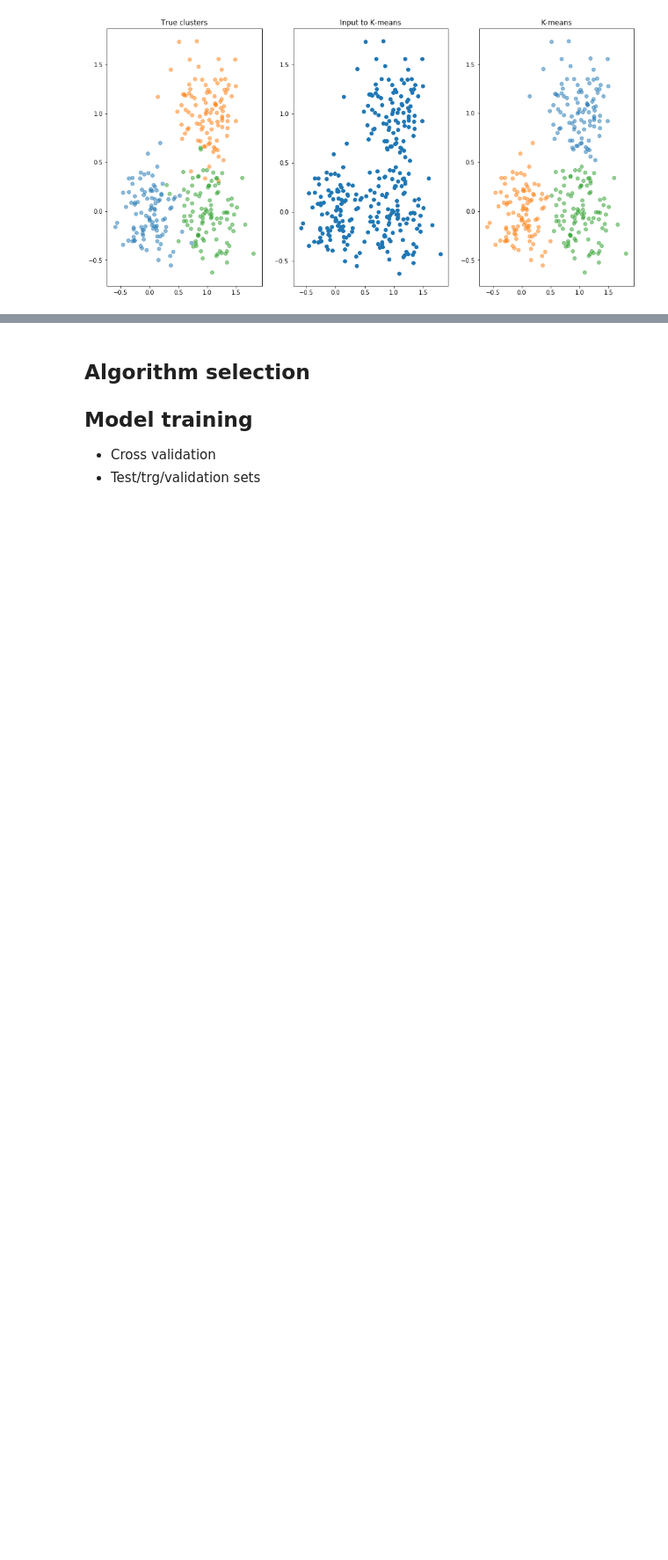
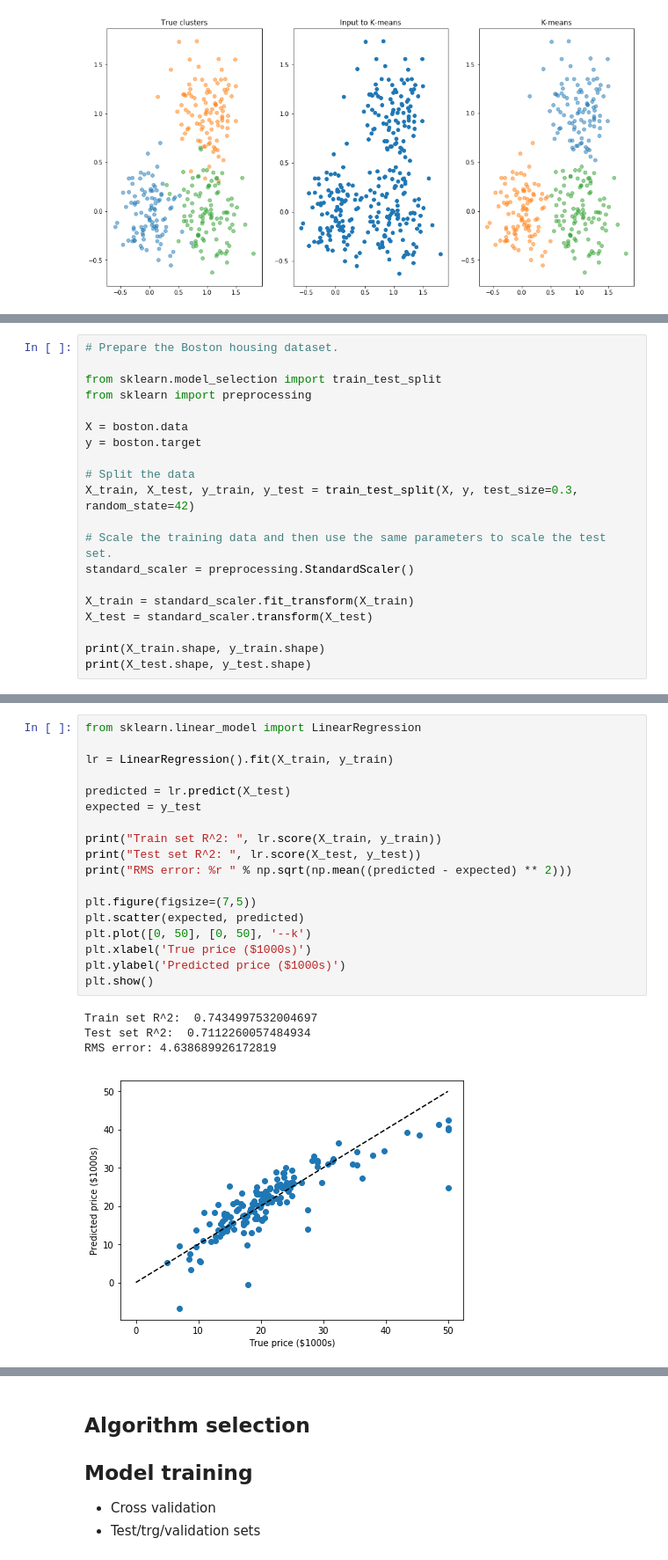
Before and after one commit to tjs23/python_ml_course, a Jupyter notebook: LMB_Python_Machine_Learning.ipynb, the cells around one changed output, grey strips where cells are left out. Shown at 88% size. Saved outputs shown, nothing was run; the diff lists cells and outputs as text; blank space fills up the shorter version.

```diff
--- a/LMB_Python_Machine_Learning.ipynb
+++ b/LMB_Python_Machine_Learning.ipynb
@@ -886,0 +895,20 @@ plt.show()
+# %%
+# Prepare the Boston housing dataset.
+
+from sklearn.model_selection import train_test_split
+from sklearn import preprocessing
+
+X = boston.data
+y = boston.target
+
+# Split the data
+X_train, X_test, y_train, y_test = train_test_split(X, y, test_size=0.3, random_state=42)
+
+# Scale the training data and then use the same parameters to scale the test set.
+standard_scaler = preprocessing.StandardScaler()
+
+X_train = standard_scaler.fit_transform(X_train)
+X_test = standard_scaler.transform(X_test)
+
+print(X_train.shape, y_train.shape)
+print(X_test.shape, y_test.shape)
@@ -886,0 +920,23 @@ plt.show()
+# %%
+from sklearn.linear_model import LinearRegression
+
+lr = LinearRegression().fit(X_train, y_train)
+
+predicted = lr.predict(X_test)
+expected = y_test
+
+print("Train set R^2: ", lr.score(X_train, y_train))
+print("Test set R^2: ", lr.score(X_test, y_test))
+print("RMS error: %r " % np.sqrt(np.mean((predicted - expected) ** 2)))
+
+plt.figure(figsize=(7,5))
+plt.scatter(expected, predicted)
+plt.plot([0, 50], [0, 50], '--k')
+plt.xlabel('True price ($1000s)')
+plt.ylabel('Predicted price ($1000s)')
+plt.show()
+# %% [output]
+Train set R^2:  0.7434997532004697
+Test set R^2:  0.7112260057484934
+RMS error: 4.638689926172819
+[figure, added]
```
Also changed, not shown: parts of 16 cells of this notebook.
